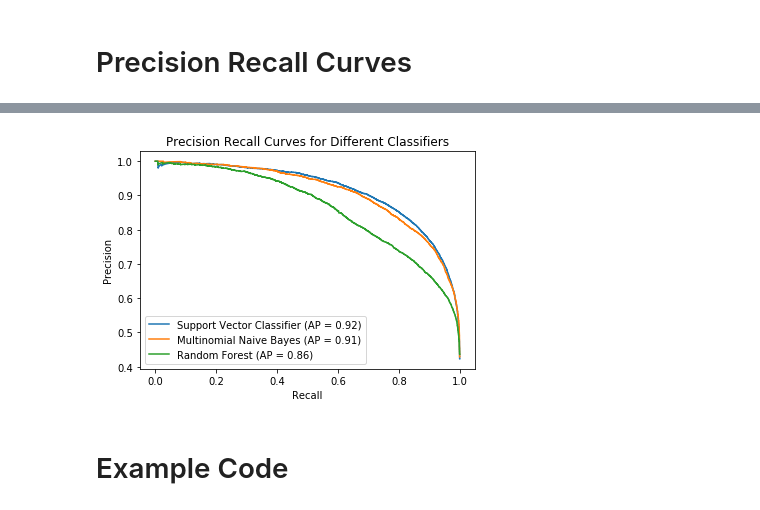
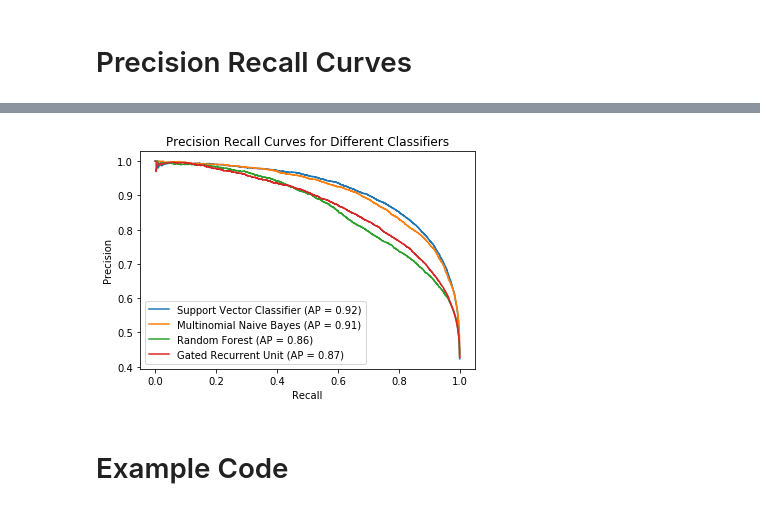
Before and after one commit to darshanajaint/data_mining_project, a Jupyter notebook: Model_Evaluation.ipynb, the cells around one changed output, grey strips where cells are left out. Saved outputs shown, nothing was run; the diff lists cells and outputs as text; code cells hidden in the pictures.

```diff
--- a/Model_Evaluation.ipynb
+++ b/Model_Evaluation.ipynb
@@ -17 +18,4 @@ from sklearn.metrics import ConfusionMatrixDisplay, PrecisionRecallDisplay, RocC
 %matplotlib inline
+# %%
+pytorch_df = pd.read_csv("./predictions_250.csv")
+pytorch_df.head()
@@ -162,6 +222,14 @@ fig, ax = plt.subplots()
 metrics.plot_precision_recall_curve(svc_model, X_test, y_test_strings, name="Support Vector Classifier", ax=ax)
 metrics.plot_precision_recall_curve(mnb_model, X_test, y_test_strings, name="Multinomial Naive Bayes", ax=ax)
 metrics.plot_precision_recall_curve(rfc_model, X_test, y_test_strings, name="Random Forest", ax=ax)
+
+precision, recall, thresholds = metrics.precision_recall_curve(pytorch_df["True Labels"].values, pytorch_df["Probability"].values)
+ap = metrics.average_precision_score(pytorch_df["True Labels"].values, pytorch_df["Probability"].values)
+
+disp = PrecisionRecallDisplay(precision=precision, recall=recall, average_precision=ap, estimator_name="Gated Recurrent Unit")
+disp.plot(ax=ax)
+ax.legend()
+
 ax.set(title="Precision Recall Curves for Different Classifiers")
 fig.savefig("./Figures/Precision_recall_curves.png")
 # %% [output]
@@ -171,4 +239,4 @@ fig.savefig("./Figures/Precision_recall_curves.png")
-[figure, old version]
+[figure, new version]
 # %% [markdown]
 # Example Code
 # %%
```
Also changed, not shown: parts of 12 cells of this notebook, 1 other file.
